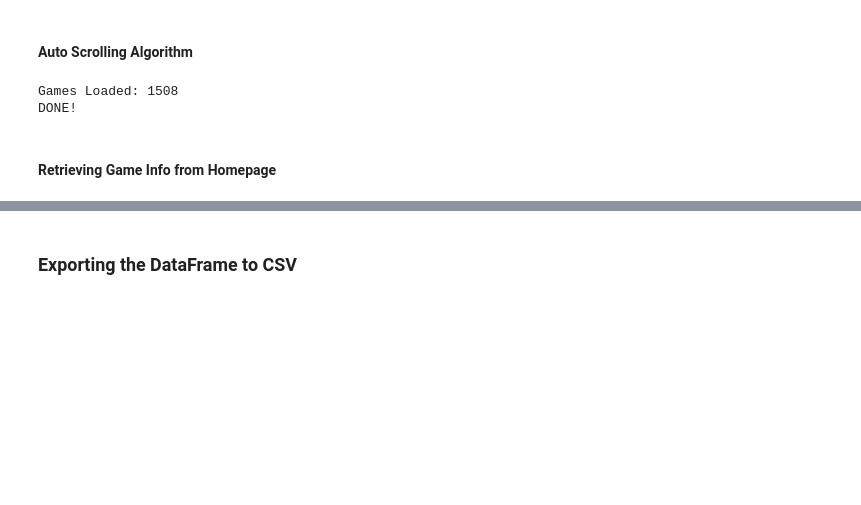
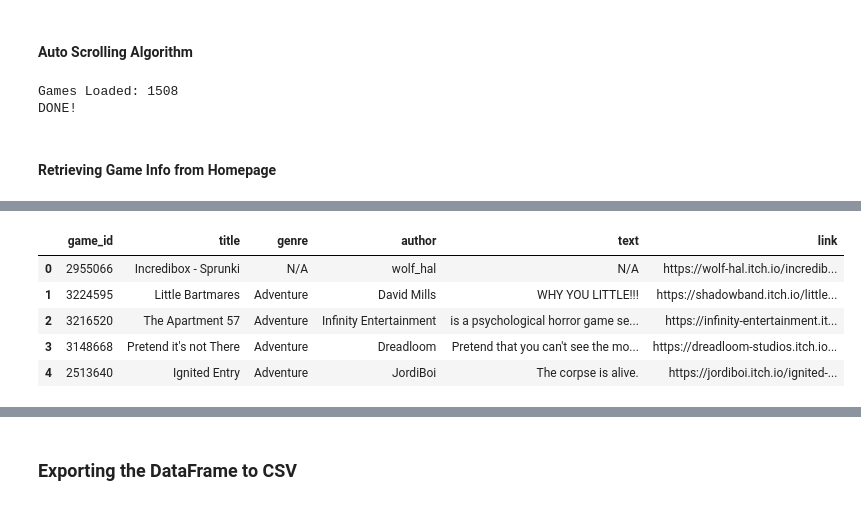
Before and after one commit to angelocguerra/data102-webscraping, a Jupyter notebook: Homework1.ipynb, the cells around one changed output, grey strips where cells are left out. Drawn from its saved outputs; the diff is of its cells as text; code cells hidden in the pictures; blank space fills up the shorter version.

```diff
--- a/Homework1.ipynb
+++ b/Homework1.ipynb
@@ -421,0 +322,9 @@ df
+# %%
+games_info_df.head()
+# %% [output]
+|  | game_id | title | genre | author | text | link |
+| 0 | 2955066 | Incredibox - Sprunki | N/A | wolf_hal | N/A | https://wolf-hal.itch.io/incredib... |
+| 1 | 3224595 | Little Bartmares | Adventure | David Mills | WHY YOU LITTLE!!! | https://shadowband.itch.io/little... |
+| 2 | 3216520 | The Apartment 57 | Adventure | Infinity Entertainment | is a psychological horror game se... | https://infinity-entertainment.it... |
+| 3 | 3148668 | Pretend it's not There | Adventure | Dreadloom | Pretend that you can't see the mo... | https://dreadloom-studios.itch.io... |
+| 4 | 2513640 | Ignited Entry | Adventure | JordiBoi | The corpse is alive. | https://jordiboi.itch.io/ignited-... |
```
Also changed, not shown: parts of 26 cells of this notebook, 5 other files.
